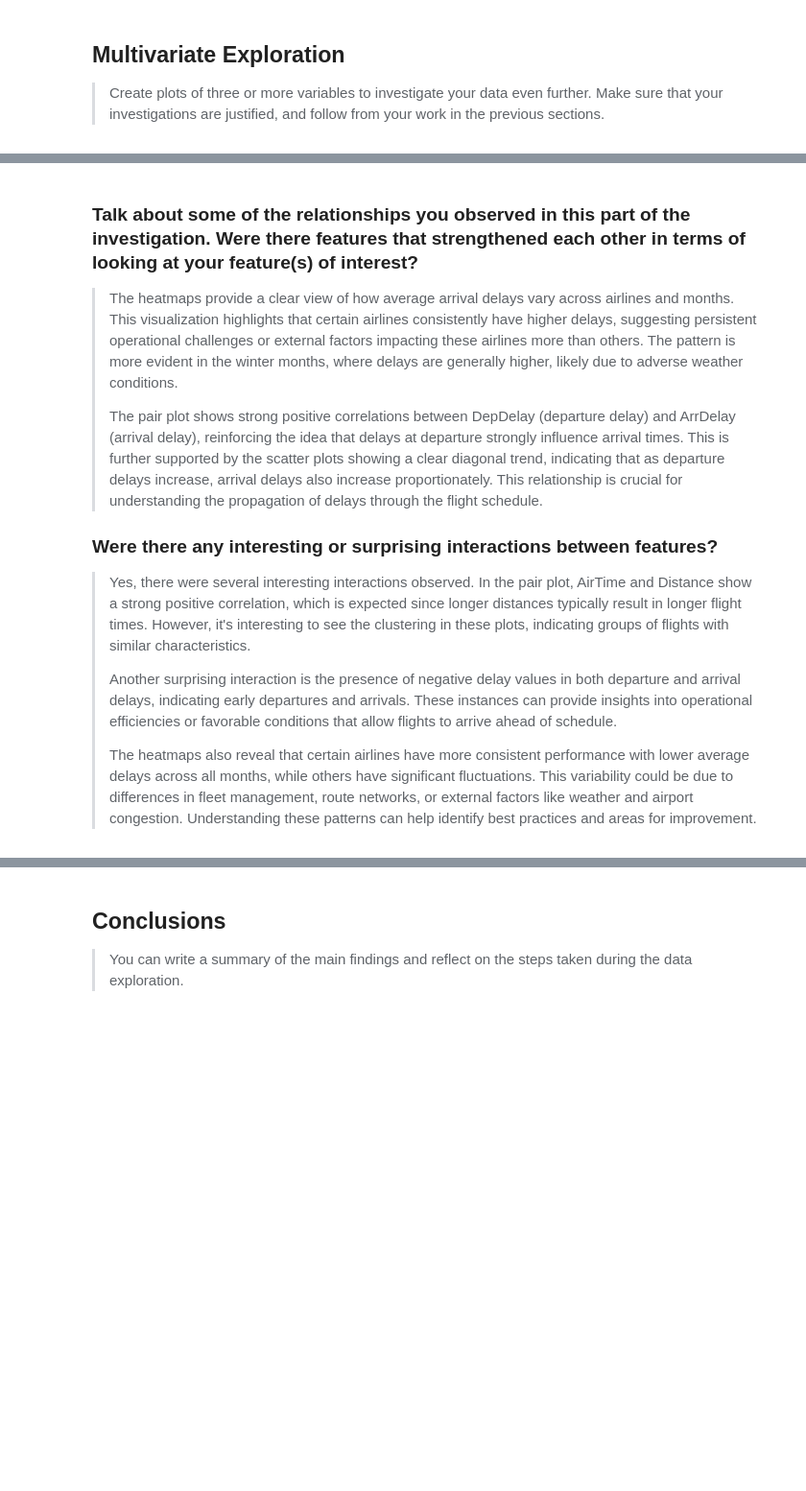
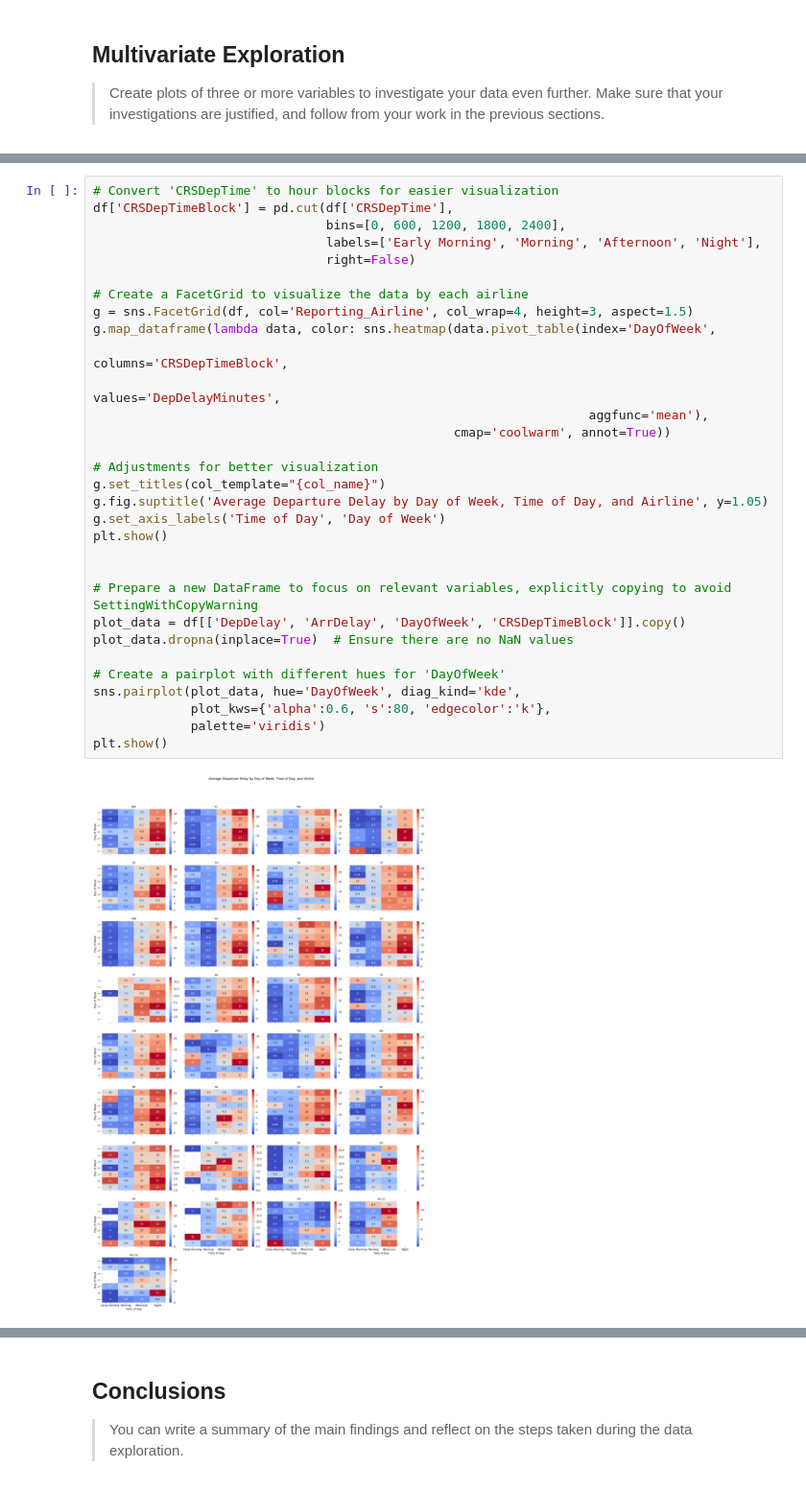
Before and after one commit to ScottTpirate/data_analytics_udacity_proj, a Jupyter notebook: Proj3/Part_I_exploration_template.ipynb, the cells around one changed output, grey strips where cells are left out. Shown at 96% size. Saved outputs shown, nothing was run; the diff lists cells and outputs as text; blank space fills up the shorter version.

```diff
--- a/Proj3/Part_I_exploration_template.ipynb
+++ b/Proj3/Part_I_exploration_template.ipynb
@@ -327,14 +311,33 @@ plt.show()
-# %% [markdown]
-### Talk about some of the relationships you observed in this part of the investigation. Were there features that strengthened each other in terms of looking at your feature(s) of interest?
-
-> The heatmaps provide a clear view of how average arrival delays vary across airlines and months. This visualization highlights that certain airlines consistently have higher delays, suggesting persistent operational challenges or external factors impacting these airlines more than others. The pattern is more evident in the winter months, where delays are generally higher, likely due to adverse weather conditions.
->
-> The pair plot shows strong positive correlations between DepDelay (departure delay) and ArrDelay (arrival delay), reinforcing the idea that delays at departure strongly influence arrival times. This is further supported by the scatter plots showing a clear diagonal trend, indicating that as departure delays increase, arrival delays also increase proportionately. This relationship is crucial for understanding the propagation of delays through the flight schedule.
-
-### Were there any interesting or surprising interactions between features?
-
-> Yes, there were several interesting interactions observed. In the pair plot, AirTime and Distance show a strong positive correlation, which is expected since longer distances typically result in longer flight times. However, it's interesting to see the clustering in these plots, indicating groups of flights with similar characteristics.
->
-> Another surprising interaction is the presence of negative delay values in both departure and arrival delays, indicating early departures and arrivals. These instances can provide insights into operational efficiencies or favorable conditions that allow flights to arrive ahead of schedule.
->
-> The heatmaps also reveal that certain airlines have more consistent performance with lower average delays across all months, while others have significant fluctuations. This variability could be due to differences in fleet management, route networks, or external factors like weather and airport congestion. Understanding these patterns can help identify best practices and areas for improvement.
+# %%
+# Convert 'CRSDepTime' to hour blocks for easier visualization
+df['CRSDepTimeBlock'] = pd.cut(df['CRSDepTime'],
+                               bins=[0, 600, 1200, 1800, 2400],
+                               labels=['Early Morning', 'Morning', 'Afternoon', 'Night'],
+                               right=False)
+
+# Create a FacetGrid to visualize the data by each airline
+g = sns.FacetGrid(df, col='Reporting_Airline', col_wrap=4, height=3, aspect=1.5)
+g.map_dataframe(lambda data, color: sns.heatmap(data.pivot_table(index='DayOfWeek',
+                                                                  columns='CRSDepTimeBlock',
+                                                                  values='DepDelayMinutes',
+                                                                  aggfunc='mean'),
+                                                cmap='coolwarm', annot=True))
+
+# Adjustments for better visualization
+g.set_titles(col_template="{col_name}")
+g.fig.suptitle('Average Departure Delay by Day of Week, Time of Day, and Airline', y=1.05)
+g.set_axis_labels('Time of Day', 'Day of Week')
+plt.show()
+
+
+# Prepare a new DataFrame to focus on relevant variables, explicitly copying to avoid SettingWithCopyWarning
+plot_data = df[['DepDelay', 'ArrDelay', 'DayOfWeek', 'CRSDepTimeBlock']].copy()
+plot_data.dropna(inplace=True)  # Ensure there are no NaN values
+
+# Create a pairplot with different hues for 'DayOfWeek'
+sns.pairplot(plot_data, hue='DayOfWeek', diag_kind='kde',
+             plot_kws={'alpha':0.6, 's':80, 'edgecolor':'k'},
+             palette='viridis')
+plt.show()
+# %% [output]
+[figure, added]
```
Also changed, not shown: parts of 6 cells of this notebook, 1 other file.
